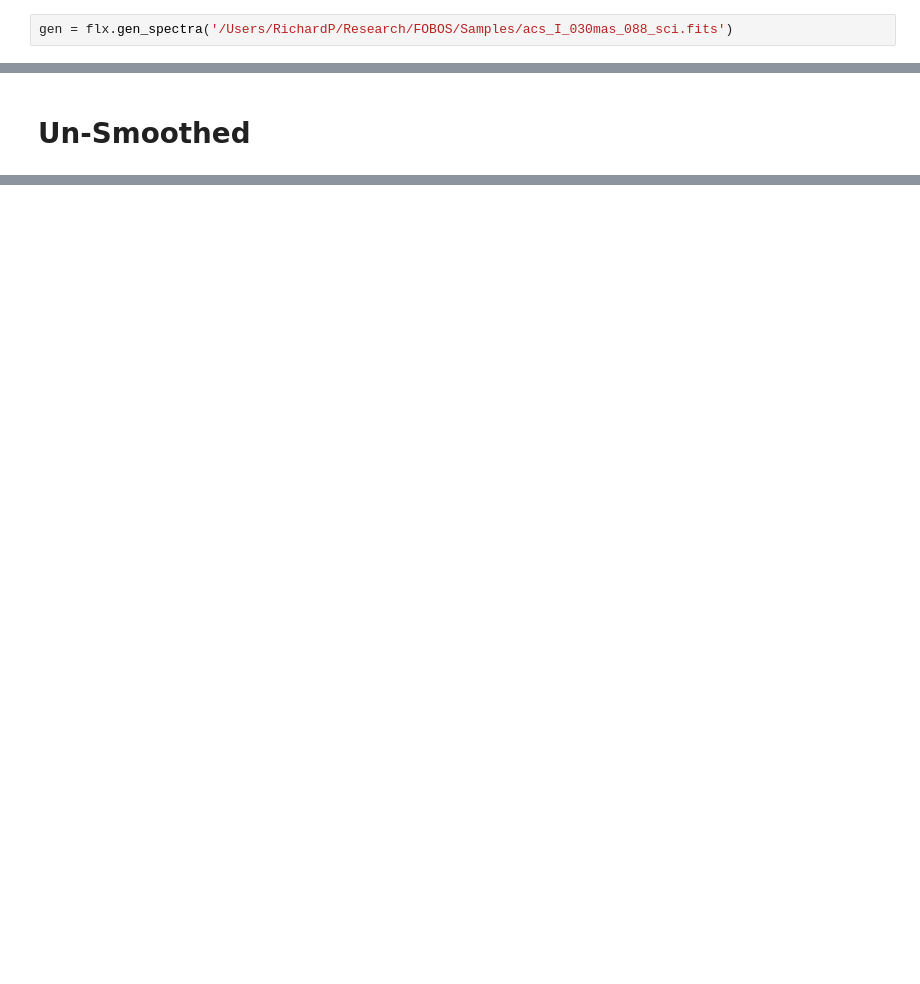
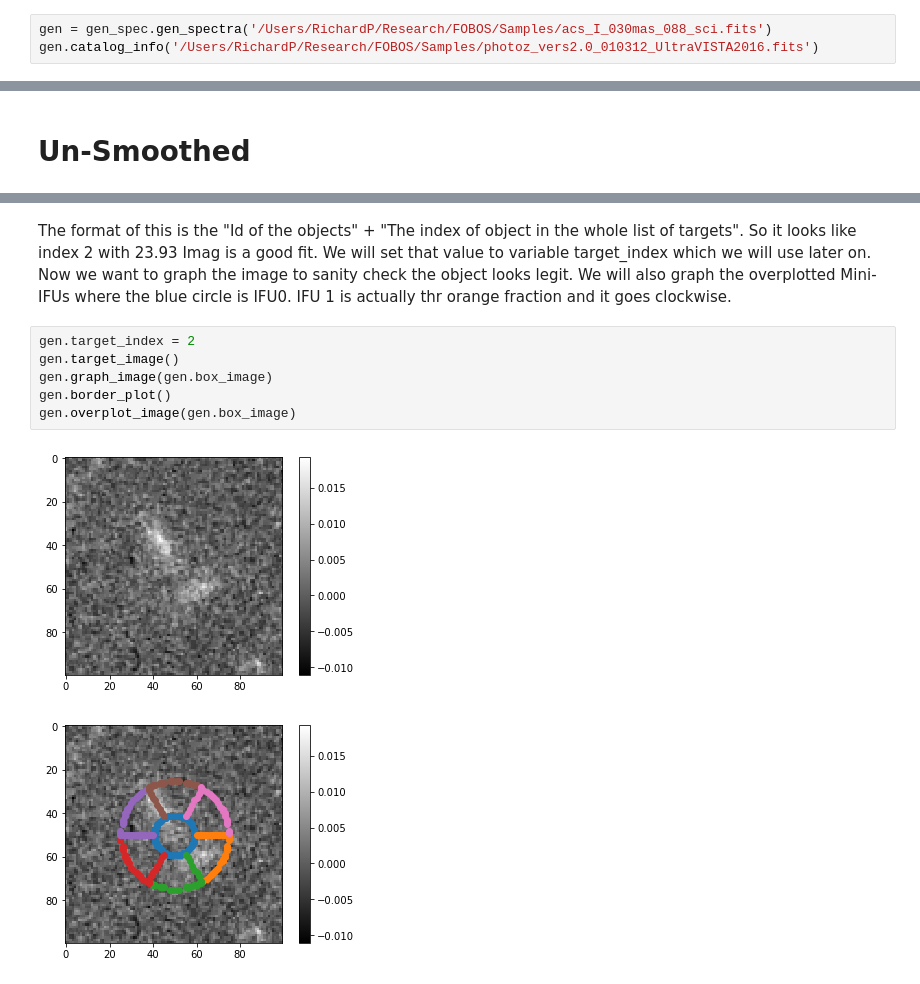
Before and after one commit to richardpan38/FOBOS, a Jupyter notebook: doc/Smoothing-Check.ipynb, the cells around one changed output, grey strips where cells are left out. Saved outputs shown, nothing was run; the diff lists cells and outputs as text; blank space fills up the shorter version.

```diff
--- a/doc/Smoothing-Check.ipynb
+++ b/doc/Smoothing-Check.ipynb
@@ -20,2 +31,3 @@ import smoothing
 # %%
-gen = flx.gen_spectra('/Users/RichardP/Research/FOBOS/Samples/acs_I_030mas_088_sci.fits')
+gen = gen_spec.gen_spectra('/Users/RichardP/Research/FOBOS/Samples/acs_I_030mas_088_sci.fits')
+gen.catalog_info('/Users/RichardP/Research/FOBOS/Samples/photoz_vers2.0_010312_UltraVISTA2016.fits')
@@ -111,0 +64,11 @@ Since COSMOS ACS Field was taken in the I-Band here is the code to convert the f
+# %% [markdown]
+The format of this is the "Id of the objects" + "The index of object in the whole list of targets". So it looks like index 2 with 23.93 Imag is a good fit. We will set that value to variable target_index which we will use later on. Now we want to graph the image to sanity check the object looks legit. We will also graph the overplotted Mini-IFUs where the blue circle is IFU0. IFU 1 is actually thr orange fraction and it goes clockwise.
+# %%
+gen.target_index = 2
+gen.target_image()
+gen.graph_image(gen.box_image)
+gen.border_plot()
+gen.overplot_image(gen.box_image)
+# %% [output]
+[figure, added]
+[figure, added]
```
Also changed, not shown: parts of 71 cells of this notebook, 3 other files.
